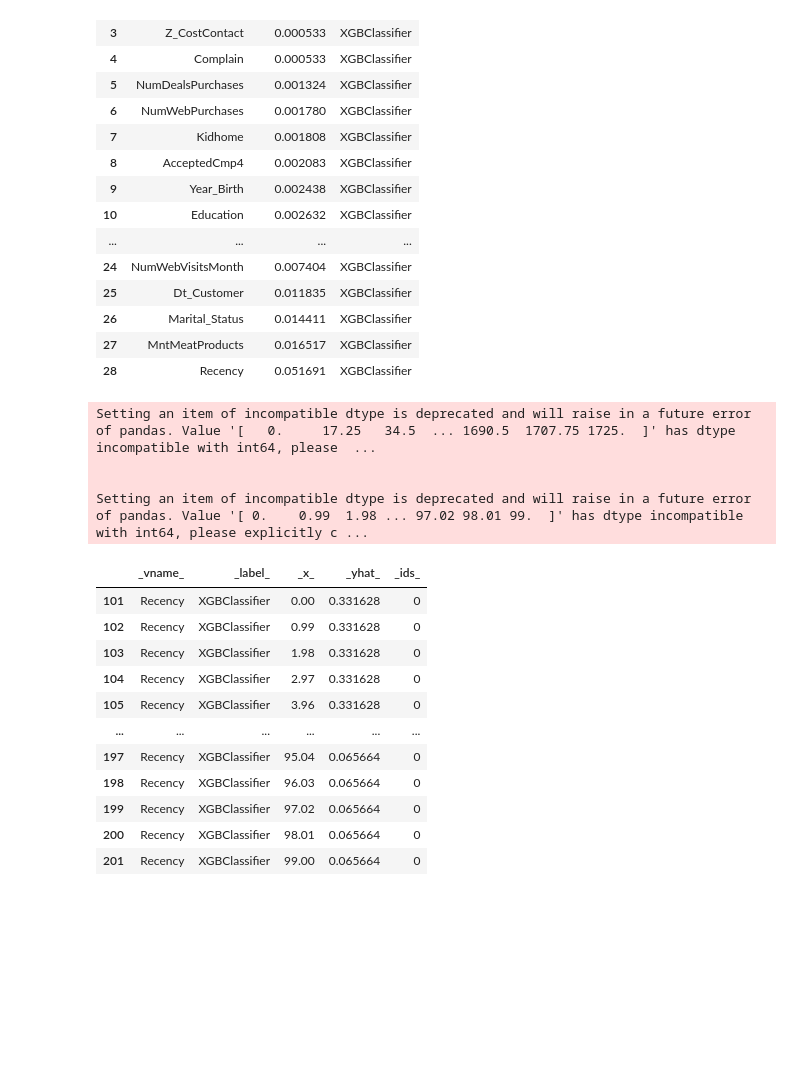
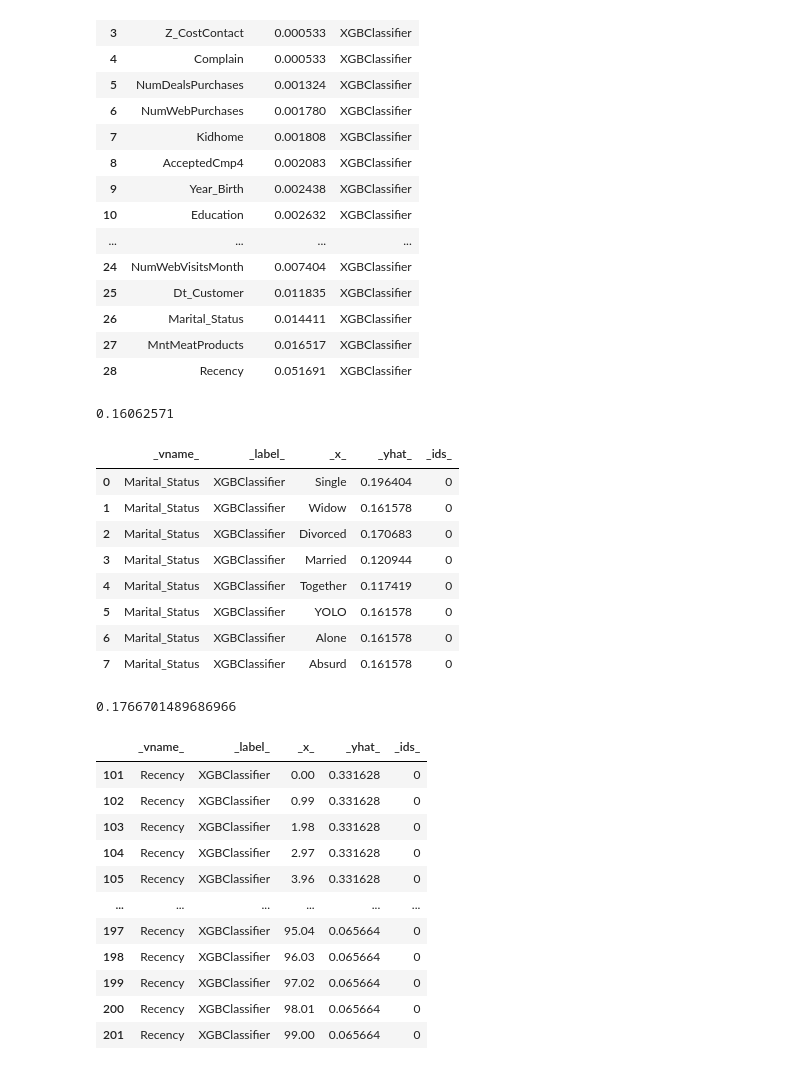
Before and after one commit to Michciak/DataGigaChads_BHL9, a Jupyter notebook: xai_test.ipynb, the cells around one changed output. Cells and saved outputs as stored; diff of their text form; code cells hidden in the pictures; blank space fills up the shorter version.

```diff
--- a/xai_test.ipynb
+++ b/xai_test.ipynb
@@ -86,9 +86,6 @@ vip
 # %%
 mp.plot()
 # %%
-pd_rf = exp.model_profile(variables=["MntMeatProducts","Recency"])
+pd_rf = exp.model_profile(variables=["MntMeatProducts","Recency","Marital_Status"])
-# %% [output]
-Setting an item of incompatible dtype is deprecated and will raise in a future error of pandas. Value '[   0.     17.25   34.5  ... 1690.5  1707.75 1725.  ]' has dtype incompatible with int64, please  ...
-
-
-Setting an item of incompatible dtype is deprecated and will raise in a future error of pandas. Value '[ 0.    0.99  1.98 ... 97.02 98.01 99.  ]' has dtype incompatible with int64, please explicitly c ...
+# %%
+pd_rf = exp.model_profile(variables=["Marital_Status"],variable_type="categorical")
@@ -95,5 +94,23 @@ Setting an item of incompatible dtype is deprecated and will raise in a future e
+# %%
+pd_rf.mean_prediction
+# %% [output]
+0.16062571
 # %%
-pd_rf = pd_rf.result
+pd_rf.result
+# %% [output]
+|  | _vname_ | _label_ | _x_ | _yhat_ | _ids_ |
+| 0 | Marital_Status | XGBClassifier | Single | 0.196404 | 0 |
+| 1 | Marital_Status | XGBClassifier | Widow | 0.161578 | 0 |
+| 2 | Marital_Status | XGBClassifier | Divorced | 0.170683 | 0 |
+| 3 | Marital_Status | XGBClassifier | Married | 0.120944 | 0 |
+| 4 | Marital_Status | XGBClassifier | Together | 0.117419 | 0 |
+| 5 | Marital_Status | XGBClassifier | YOLO | 0.161578 | 0 |
+| 6 | Marital_Status | XGBClassifier | Alone | 0.161578 | 0 |
+| 7 | Marital_Status | XGBClassifier | Absurd | 0.161578 | 0 |
+# %%
+pd_rf["_yhat_"].sum()/8
+# %% [output]
+0.1766701489686966
 # %%
 pd_rf[pd_rf["_vname_"]=="Recency"]
 # %% [output]
```
Also changed, not shown: parts of 1 cell of this notebook, 2 other files.
